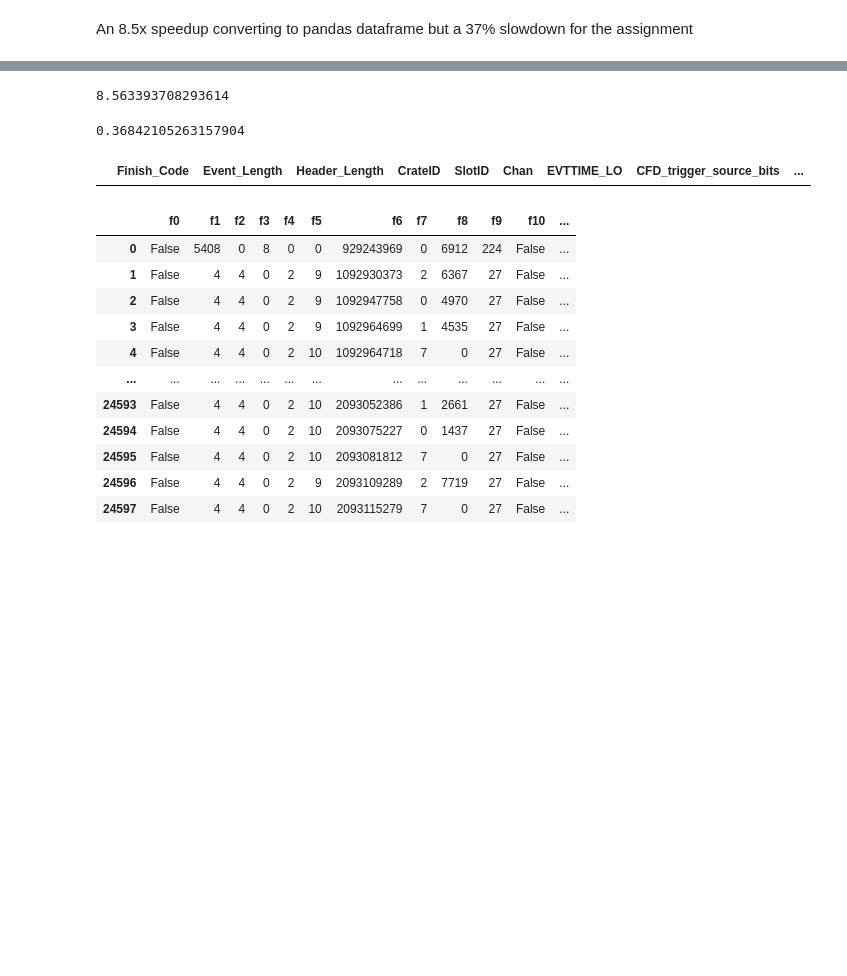
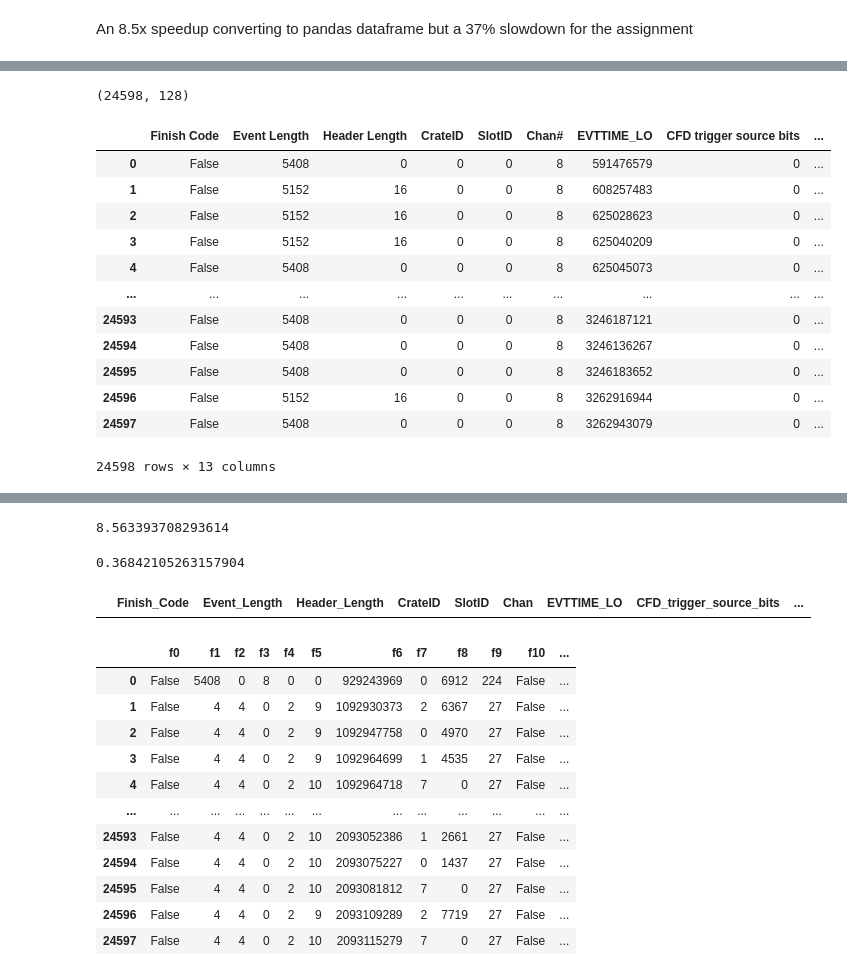
Before and after one commit to FSIBT/pypixie16, a Jupyter notebook: scratch/test_speed_of_reading_in_bits.ipynb, the cells around one changed output, grey strips where cells are left out. Drawn from its saved outputs; the diff is of its cells as text; code cells hidden in the pictures; blank space fills up the shorter version.

Commit message:
continued or work on developing a faster read_list_mode_data

```diff
--- a/scratch/test_speed_of_reading_in_bits.ipynb
+++ b/scratch/test_speed_of_reading_in_bits.ipynb
@@ -541,0 +723,4 @@ An 8.5x speedup converting to pandas dataframe but a 37% slowdown for the assign
+# %%
+for orig_slice, numpy_slice in zip(orig_field_slices, numpy_field_slices):
+#     np.copyto(python_bits[:, numpy_slice], orig_bits_array[:, orig_slice])
+    python_bits[:, numpy_slice] = orig_bits_array[:, orig_slice]
@@ -541,0 +908,28 @@ An 8.5x speedup converting to pandas dataframe but a 37% slowdown for the assign
+# %%
+orig_bits_array = np.unpackbits(np.frombuffer(bin_data, dtype='u2').byteswap().view('u1')).reshape((n_events, 128))
+# %%
+orig_bits_array.shape
+# %% [output]
+(24598, 128)
+# %%
+for orig_slice, numpy_slice in zip(orig_field_slices, numpy_field_slices):
+#     np.copyto(python_bits[:, numpy_slice], orig_bits_array[:, orig_slice])
+    python_bits[:, numpy_slice] = orig_bits_array[:, orig_slice]
+# %%
+np_values = np.packbits(python_bits).view(np_dtype)
+# %%
+pd.DataFrame(np_values)
+# %% [output]
+|  | Finish Code | Event Length | Header Length | CrateID | SlotID | Chan# | EVTTIME_LO | CFD trigger source bits | ... |
+| 0 | False | 5408 | 0 | 0 | 0 | 8 | 591476579 | 0 | ... |
+| 1 | False | 5152 | 16 | 0 | 0 | 8 | 608257483 | 0 | ... |
+| 2 | False | 5152 | 16 | 0 | 0 | 8 | 625028623 | 0 | ... |
+| 3 | False | 5152 | 16 | 0 | 0 | 8 | 625040209 | 0 | ... |
+| 4 | False | 5408 | 0 | 0 | 0 | 8 | 625045073 | 0 | ... |
+| ... | ... | ... | ... | ... | ... | ... | ... | ... | ... |
+| 24593 | False | 5408 | 0 | 0 | 0 | 8 | 3246187121 | 0 | ... |
+| 24594 | False | 5408 | 0 | 0 | 0 | 8 | 3246136267 | 0 | ... |
+| 24595 | False | 5408 | 0 | 0 | 0 | 8 | 3246183652 | 0 | ... |
+| 24596 | False | 5152 | 16 | 0 | 0 | 8 | 3262916944 | 0 | ... |
+| 24597 | False | 5408 | 0 | 0 | 0 | 8 | 3262943079 | 0 | ... |
+24598 rows × 13 columns
```
Also changed, not shown: parts of 185 cells of this notebook.
